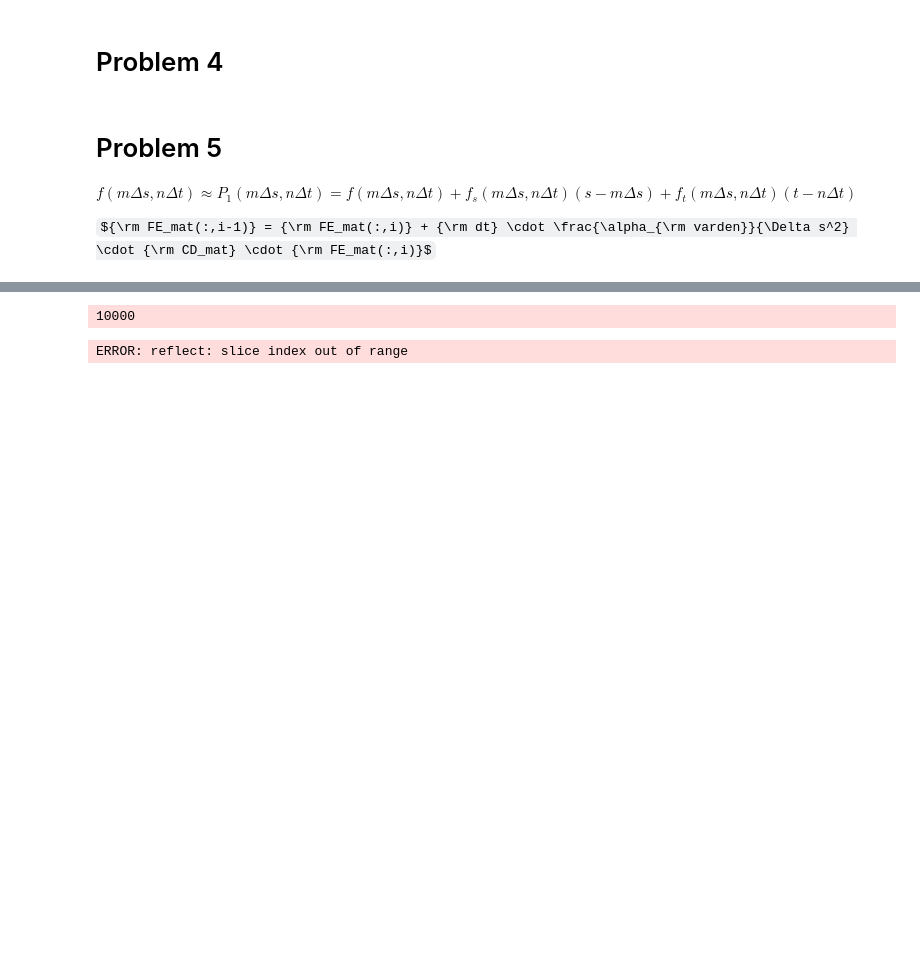
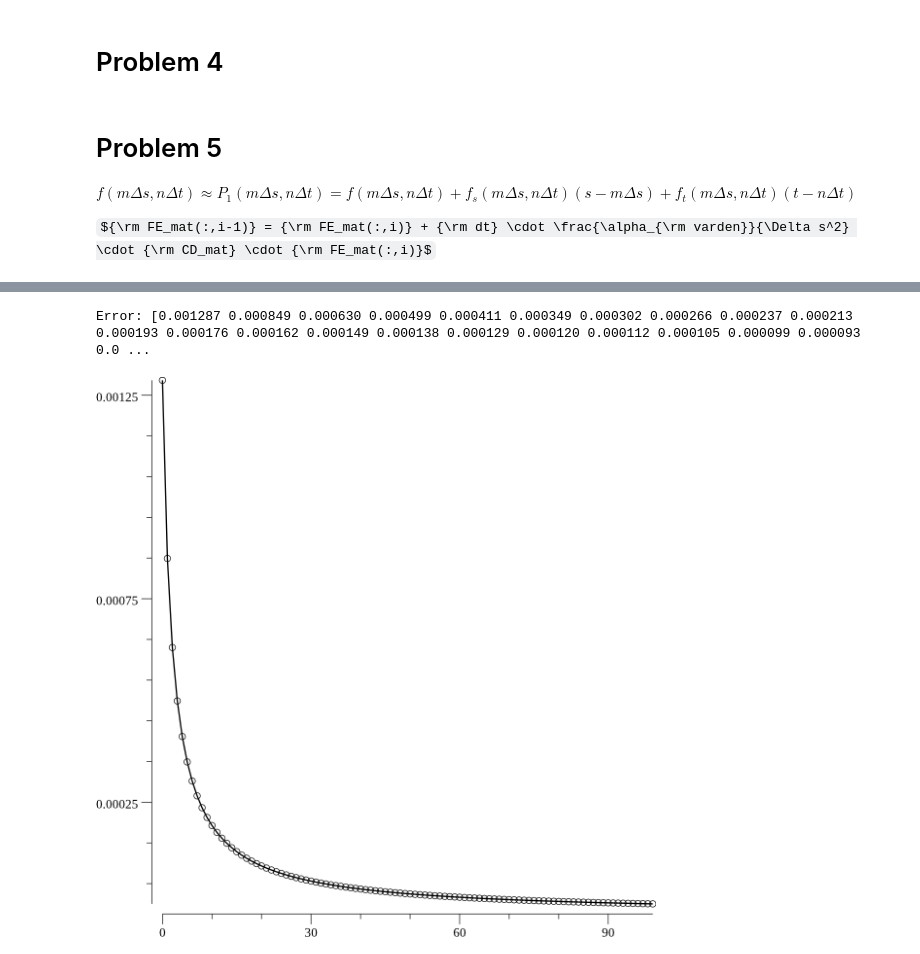
Before and after one commit to KKastberg/nummen, a Jupyter notebook: cmd/lab3/lab3.ipynb, the cells around one changed output, grey strips where cells are left out. Cells and saved outputs as stored; diff of their text form; code cells hidden in the pictures; some formulas as TeX source; blank space fills up the shorter version.

```diff
--- a/cmd/lab3/lab3.ipynb
+++ b/cmd/lab3/lab3.ipynb
@@ -398,13 +324,11 @@ new_price
 # %%
-price_steps := 100
+price_steps := 50
 min_timesteps := 100
-timestep_steps := 100
-iterations := 99
-
-print(min_timesteps + iterations * timestep_steps)
+timestep_steps := 50
+iterations := 100
 
 // Calculate error for a range of timesteps
-ground_truth := caluclate_option_price_matrix(K, sigma, T, max_price, 100, price_steps)
+ground_truth := caluclate_option_price_matrix(K, sigma, T, max_price, min_timesteps + timestep_steps * iterations, price_steps)
 
 errors := make([]float64, iterations)
 for i := 0; i < iterations; i++ {
@@ -412,37 +336,36 @@ for i := 0; i < iterations; i++ {
 	option_prices := caluclate_option_price_matrix(K, sigma, T, max_price, timesteps, price_steps)
 	e := 0.0
 	for j := 1; j < price_steps; j++ {
-		e += math.Pow(math.Abs(ground_truth.At(j, 0) - option_prices.At(j, 0)), 2)
+		e += math.Pow(ground_truth.At(j, 0) - option_prices.At(j, 0), 2)
 	}
 	errors[i] = math.Sqrt(e)
 }
 
 fmt.Printf("Error: %f\n", errors)
 
 // Plot the errors for a range of timestep sizes reversed order
 plt, err := plot.New()
 if err != nil {
 	panic(err)
 }
 
 // Create points to plot
 points := make(plotter.XYs, iterations)
 for i := 0; i < iterations; i++ {
 	points[i].X = float64(i)
 	points[i].Y = errors[i]
 }
 
 // Create a line plotter with points
 lpLine, lpPoints, err := plotter.NewLinePoints(points)
 if err != nil {
 	panic(err)
 }
 
 // Add the line and points to the plot
 plt.Add(lpLine, lpPoints)
 
-
 display_plot(plt)
 # %% [output]
-10000
+Error: [0.001287 0.000849 0.000630 0.000499 0.000411 0.000349 0.000302 0.000266 0.000237 0.000213 0.000193 0.000176 0.000162 0.000149 0.000138 0.000129 0.000120 0.000112 0.000105 0.000099 0.000093 0.0 ...
-ERROR: reflect: slice index out of range
+[figure, added]
```
Also changed, not shown: parts of 3 cells of this notebook.
